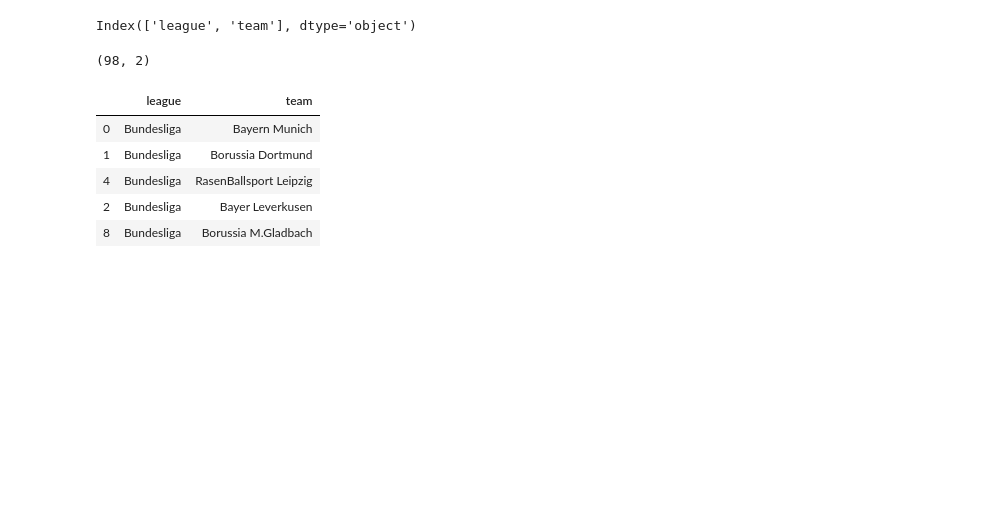
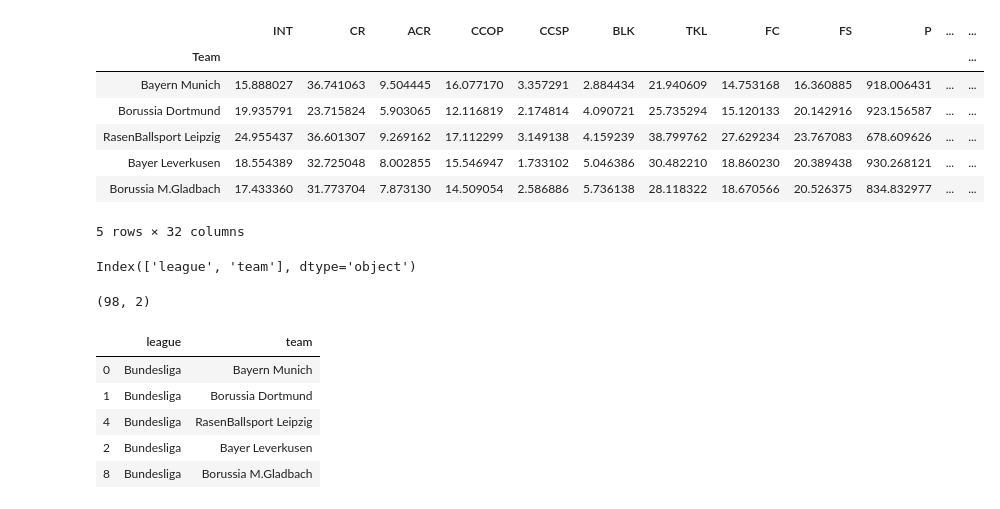
Before and after one commit to triolinho/final_project_repo, a Jupyter notebook: final_3.ipynb, the cells around one changed output. Cells and saved outputs as stored; diff of their text form; code cells hidden in the pictures; blank space fills up the shorter version.

```diff
--- a/final_3.ipynb
+++ b/final_3.ipynb
@@ -36,0 +39,13 @@ df_stats_total4 = pd.read_csv('df_stats_merged4.csv', index_col='team')
+# %%
+df_stats_poss2 = pd.read_csv('df_stats_poss2.csv', index_col='Team')
+# %%
+df_stats_poss2.head()
+# %% [output]
+|  | INT | CR | ACR | CCOP | CCSP | BLK | TKL | FC | FS | P | ... | ... |
+| Team |  |  |  |  |  |  |  |  |  |  |  | ... |
+| Bayern Munich | 15.888027 | 36.741063 | 9.504445 | 16.077170 | 3.357291 | 2.884434 | 21.940609 | 14.753168 | 16.360885 | 918.006431 | ... | ... |
+| Borussia Dortmund | 19.935791 | 23.715824 | 5.903065 | 12.116819 | 2.174814 | 4.090721 | 25.735294 | 15.120133 | 20.142916 | 923.156587 | ... | ... |
+| RasenBallsport Leipzig | 24.955437 | 36.601307 | 9.269162 | 17.112299 | 3.149138 | 4.159239 | 38.799762 | 27.629234 | 23.767083 | 678.609626 | ... | ... |
+| Bayer Leverkusen | 18.554389 | 32.725048 | 8.002855 | 15.546947 | 1.733102 | 5.046386 | 30.482210 | 18.860230 | 20.389438 | 930.268121 | ... | ... |
+| Borussia M.Gladbach | 17.433360 | 31.773704 | 7.873130 | 14.509054 | 2.586886 | 5.736138 | 28.118322 | 18.670566 | 20.526375 | 834.832977 | ... | ... |
+5 rows × 32 columns
```
Also changed, not shown: parts of 7 cells of this notebook, 2 other files.
